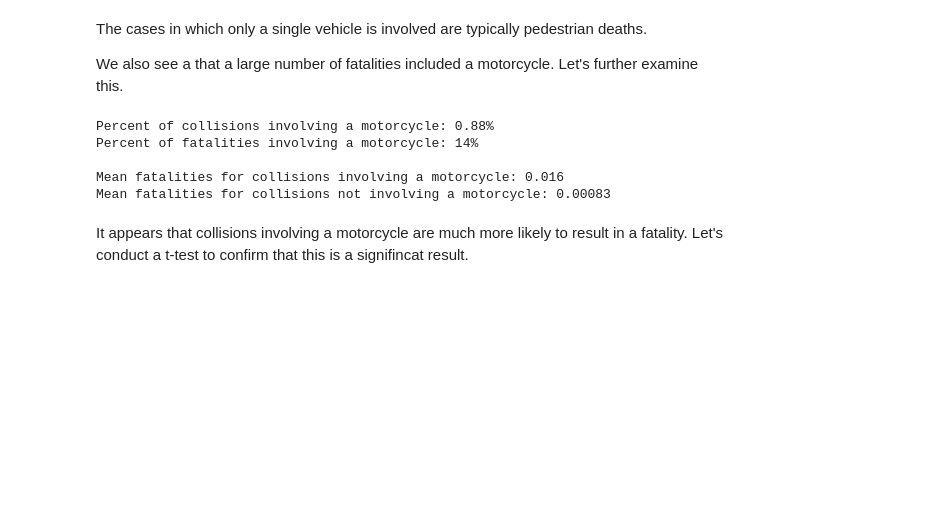
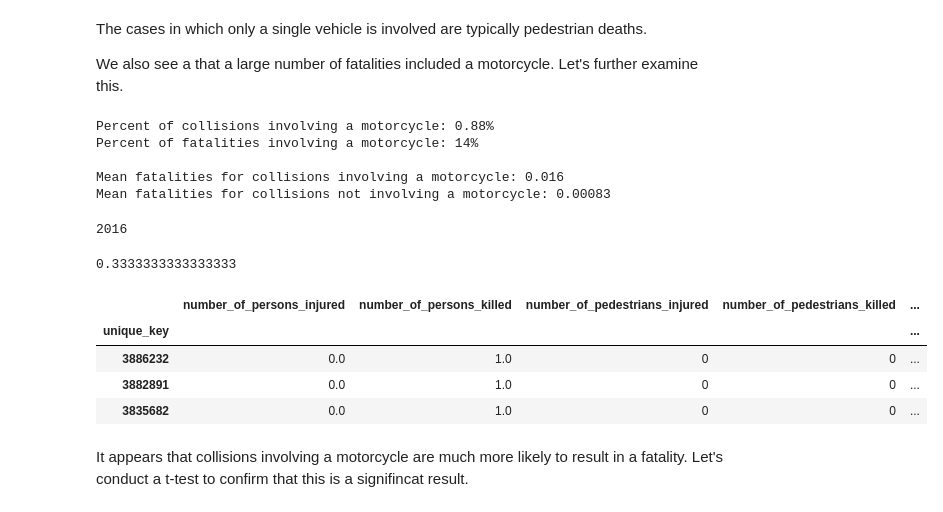
Before and after one commit to dan55/collisions, a Jupyter notebook: collisions.ipynb, the cells around one changed output. Saved outputs shown, nothing was run; the diff lists cells and outputs as text; code cells hidden in the pictures; blank space fills up the shorter version.

```diff
--- a/collisions.ipynb
+++ b/collisions.ipynb
@@ -365,6 +365,24 @@ Percent of fatalities involving a motorcycle: 14%
 
 Mean fatalities for collisions involving a motorcycle: 0.016
 Mean fatalities for collisions not involving a motorcycle: 0.00083
+# %%
+motorist_fatal = df2[df2.number_of_motorist_killed > 0]
+print(len(motorcycles))
+len(motorist_fatal)
+len(motorist_fatal)
+len(motorist_fatal[motorist_fatal.vehicle_type.str.contains("motorcycle")]) / len(motorist_fatal)
+# %% [output]
+2016
+0.3333333333333333
+# %%
+dff = df2[df2.number_of_persons_killed > 0]
+dff[dff.vehicle_type.str.contains("bicycle")]
+# %% [output]
+|  | number_of_persons_injured | number_of_persons_killed | number_of_pedestrians_injured | number_of_pedestrians_killed | ... |
+| unique_key |  |  |  |  | ... |
+| 3886232 | 0.0 | 1.0 | 0 | 0 | ... |
+| 3882891 | 0.0 | 1.0 | 0 | 0 | ... |
+| 3835682 | 0.0 | 1.0 | 0 | 0 | ... |
 # %% [markdown]
 It appears that collisions involving a motorcycle are much more likely to result in a fatality. Let's conduct a t-test to confirm that this is a signifincat result.
 # %%
```
Also changed, not shown: parts of 5 cells of this notebook.
